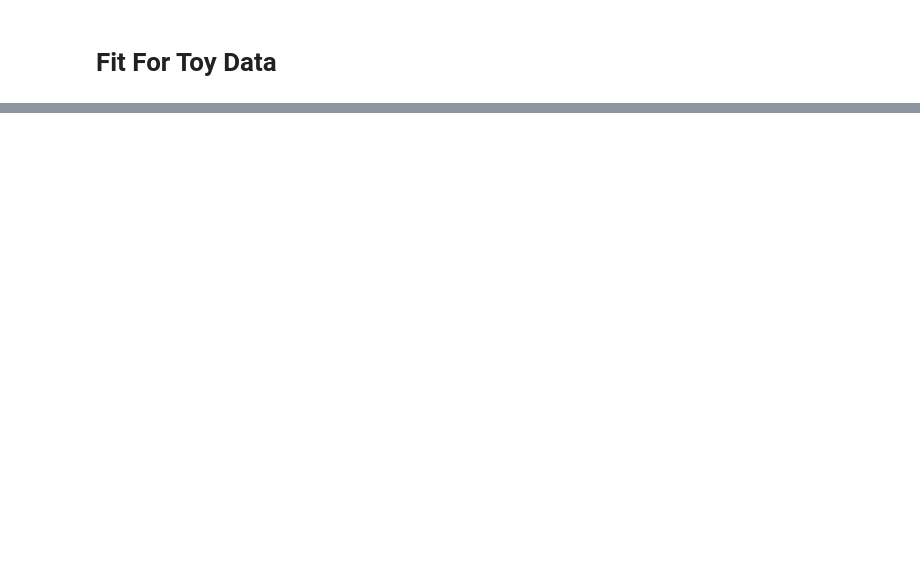
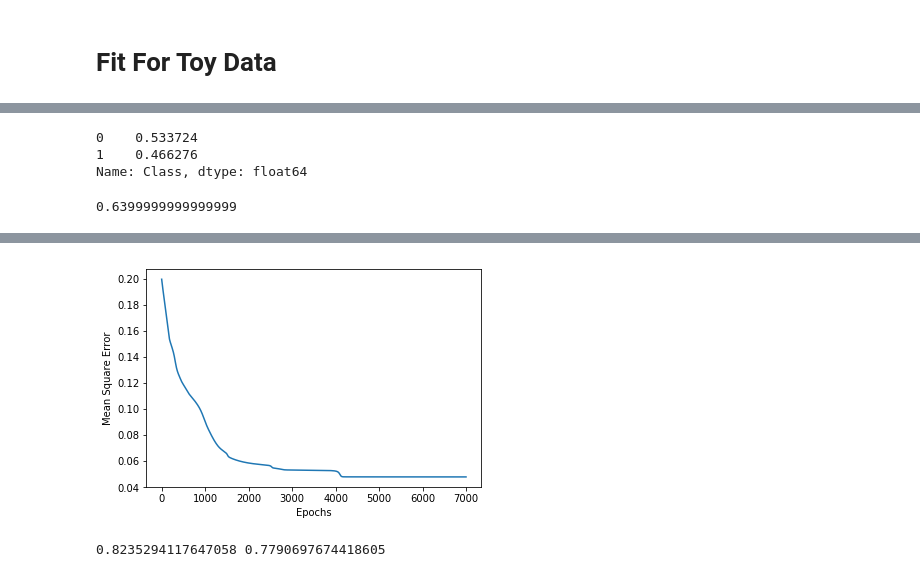
Before and after one commit to this-is-r-gaurav/DeepLNotebooks, a Jupyter notebook: PlottingOfSigmoid.ipynb, the cells around one changed output, grey strips where cells are left out. Cells and saved outputs as stored; diff of their text form; code cells hidden in the pictures; blank space fills up the shorter version.

Commit message:
Adding Progress Bar and Try to impove accuracy

```diff
--- a/PlottingOfSigmoid.ipynb
+++ b/PlottingOfSigmoid.ipynb
@@ -240,0 +269,6 @@ for i in range(N):
+# %%
+Y_bin.value_counts(normalize=True)
+# %% [output]
+0    0.533724
+1    0.466276
+Name: Class, dtype: float64
@@ -240,0 +283,8 @@ for i in range(N):
+# %%
+X_scaled_train = scalar.fit_transform(X_train)
+X_scaled_test=scalar.transform(X_test)
+# %%
+scalar_op=MinMaxScaler()
+# %%
+Y_scaled_train= scalar_op.fit_transform(Y_train.reshape(-1,1))
+Y_scaled_test =scalar_op.transform(Y_test.reshape(-1,1))
@@ -240,0 +293,4 @@ for i in range(N):
+# %%
+scaled_threshold[0][0]
+# %% [output]
+0.6399999999999999
@@ -240,0 +301,5 @@ for i in range(N):
+# %%
+sn = SigmoidNeuron()
+# %%
+sn.fit(X_scaled_train,Y_scaled_train,epochs=7000,learning_rate=0.002,display_loss=True)
+# %% [output]
@@ -240,0 +307 @@ for i in range(N):
+[figure, added]
@@ -240,0 +317,4 @@ for i in range(N):
+# %%
+print(accuracy_train,accuracy_test)
+# %% [output]
+0.8235294117647058 0.7790697674418605
```
Also changed, not shown: parts of 26 cells of this notebook.
